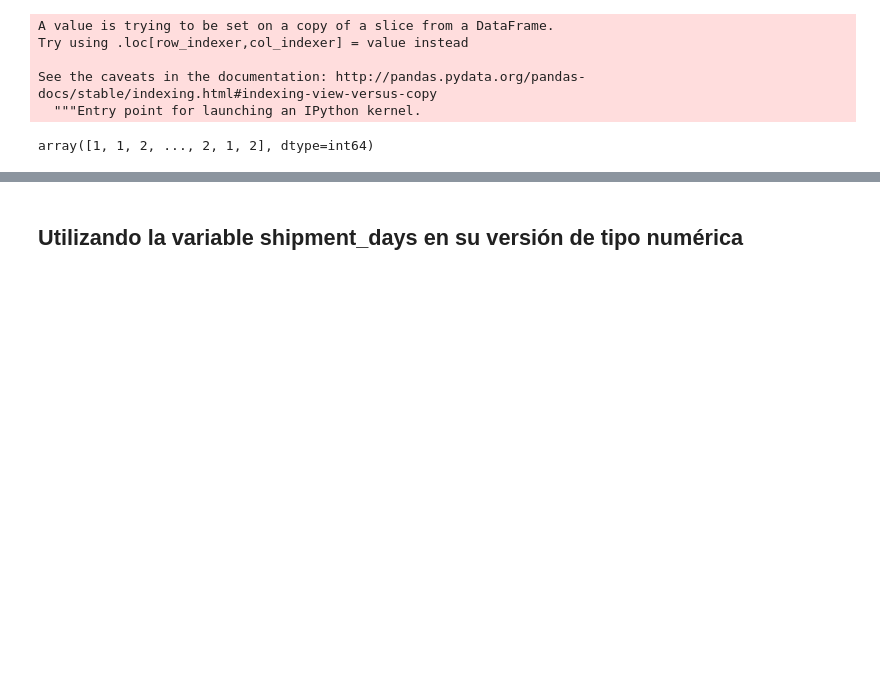
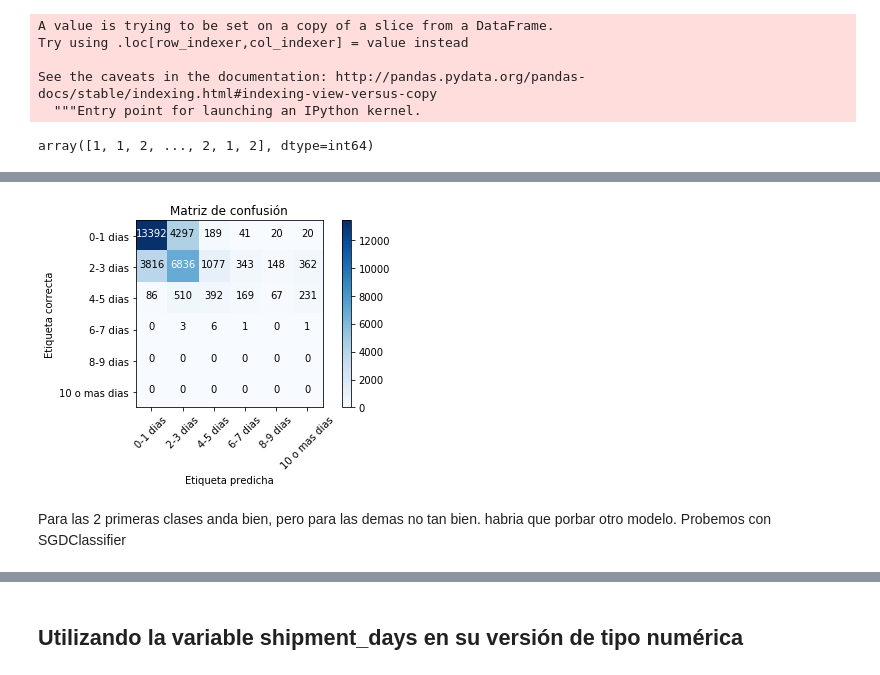
Before and after one commit to cnoeliachaves/diplodatos, a Jupyter notebook: mentoria/practico3-Mentoria.ipynb, the cells around one changed output, grey strips where cells are left out. Cells and saved outputs as stored; diff of their text form; code cells hidden in the pictures; blank space fills up the shorter version.

```diff
--- a/mentoria/practico3-Mentoria.ipynb
+++ b/mentoria/practico3-Mentoria.ipynb
@@ -420,0 +422,4 @@ graph
+# %%
+print("Reporte de clasificación (sobre conjunto de evaluación):", end="\n\n")
+y_true, y_pred = y_test["shipment_days_byclass"], clf.predict(X_test)
+print(classification_report(y_true, y_pred), end="\n\n")
@@ -420,0 +443,7 @@ graph
+# %%
+plot_confusion_matrix(confusion_matrix(y_true, y_pred), classes=target_names, title="Matriz de confusión")
+# %% [output]
+[figure, added]
+# %% [markdown]
+Para las 2 primeras clases anda bien, pero para las demas no tan bien. habria que porbar otro modelo.
+Probemos con SGDClassifier
```
Also changed, not shown: parts of 11 cells of this notebook, 4 other files.
